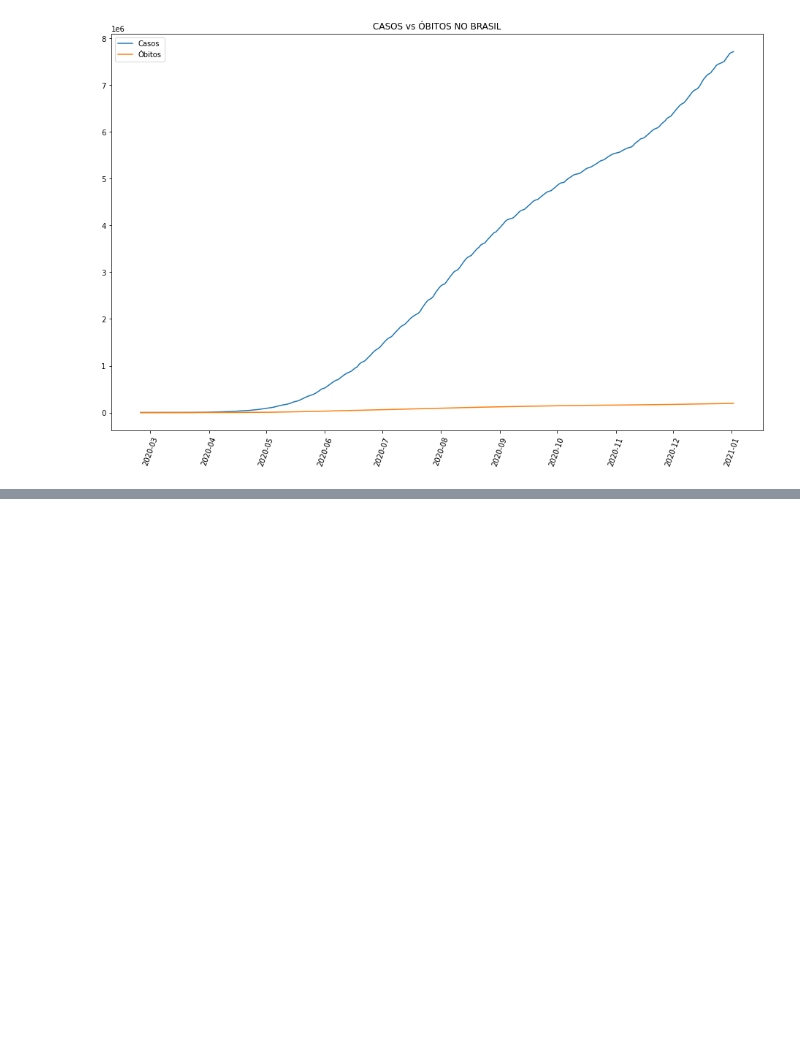
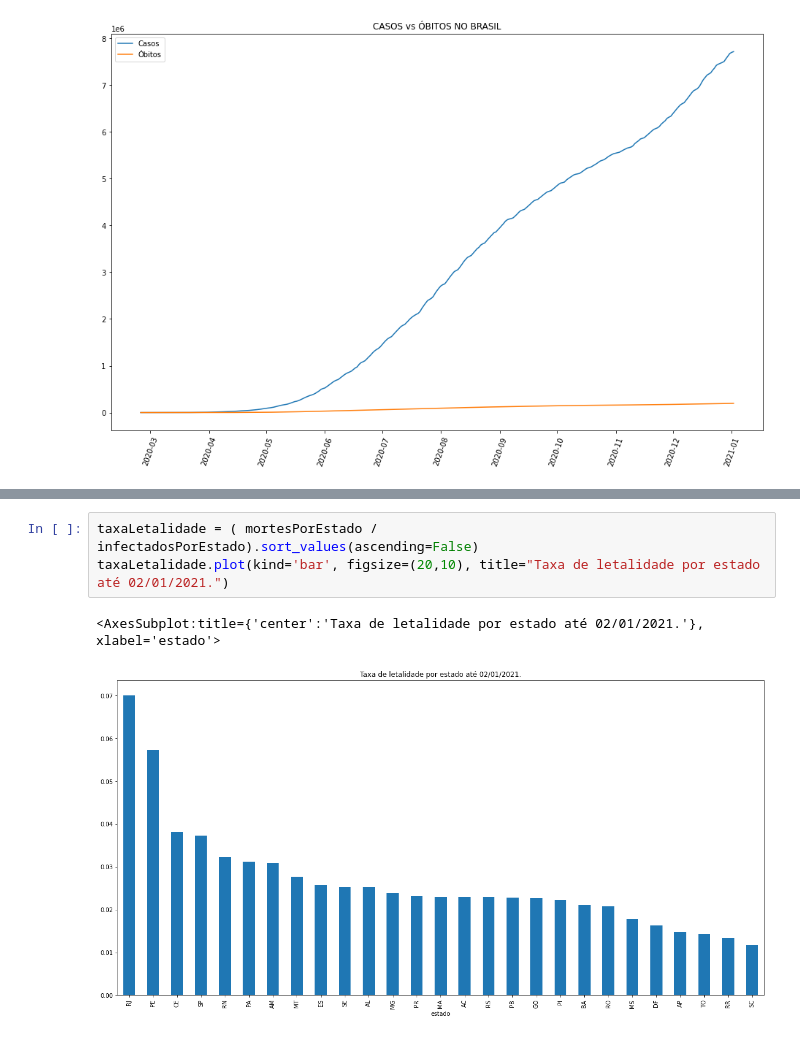
Before and after one commit to SilvioDaCol/Analise_COVID19, a Jupyter notebook: Analysis.ipynb, the cells around one changed output, grey strips where cells are left out. Saved outputs shown, nothing was run; the diff lists cells and outputs as text; blank space fills up the shorter version.

```diff
--- a/Analysis.ipynb
+++ b/Analysis.ipynb
@@ -304,0 +330,6 @@ plt.legend()
+# %%
+taxaLetalidade = ( mortesPorEstado / infectadosPorEstado).sort_values(ascending=False)
+taxaLetalidade.plot(kind='bar', figsize=(20,10), title="Taxa de letalidade por estado até 02/01/2021.")
+# %% [output]
+<AxesSubplot:title={'center':'Taxa de letalidade por estado até 02/01/2021.'}, xlabel='estado'>
+[figure, added]
```
Also changed, not shown: parts of 6 cells of this notebook, 1 other file.
